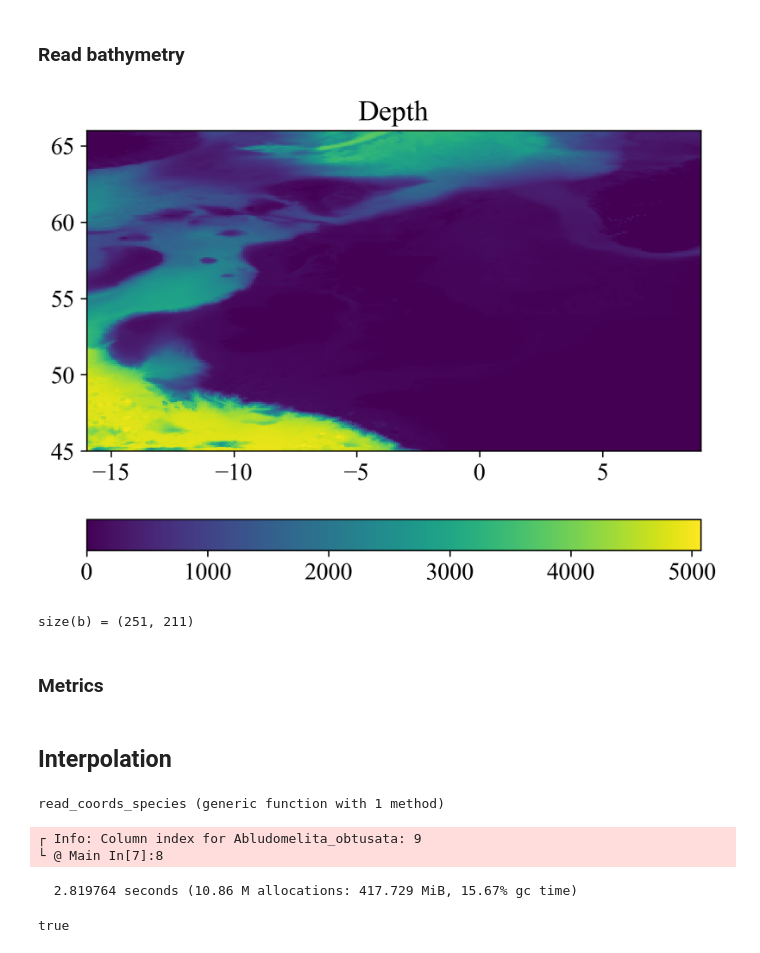
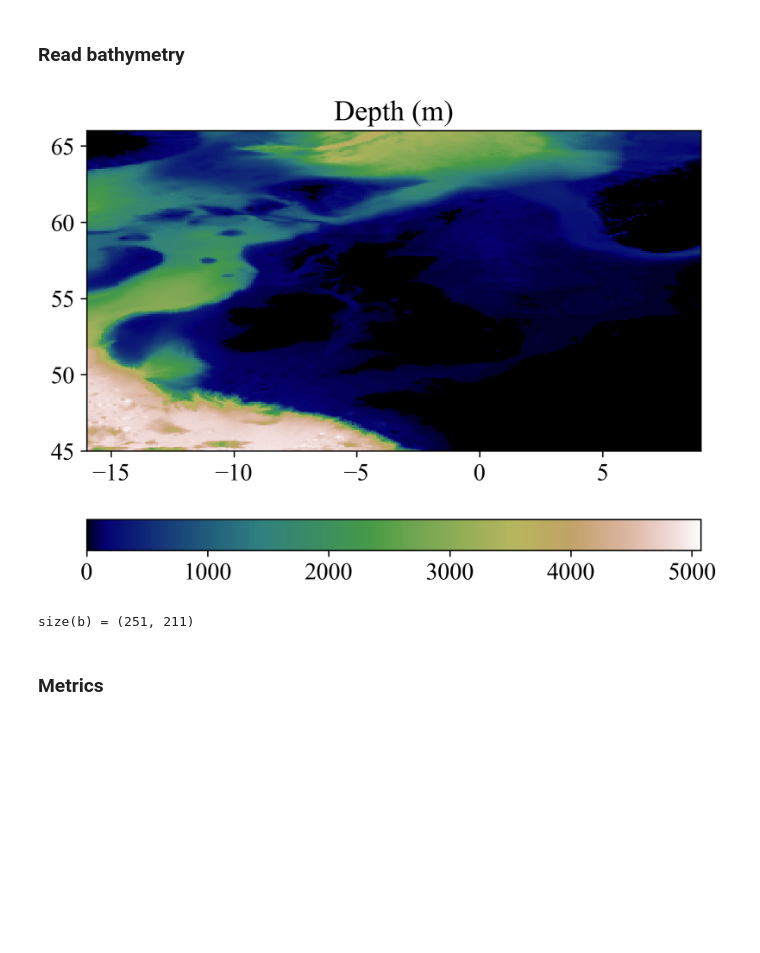
Before and after one commit to EMODnet/EMODnet-Biology-Benthos-Interpolated-Maps, a Jupyter notebook: analysis/interp_presence_absence_benthos.ipynb, the cells around one changed output. Saved outputs shown, nothing was run; the diff lists cells and outputs as text; code cells hidden in the pictures; blank space fills up the shorter version.

```diff
--- a/analysis/interp_presence_absence_benthos.ipynb
+++ b/analysis/interp_presence_absence_benthos.ipynb
@@ -50,17 +50,17 @@ end
 # %%
 bx, by, b = load_bath(bathname, true, longrid, latgrid)
 @show size(b)
 
 if doplot
     fig = PyPlot.figure()
     ax = PyPlot.subplot(111)
-    pcolor(bx,by,b', vmin=0.);
+    pcolor(bx,by,b', vmin=0., cmap=PyPlot.cm.gist_earth);
     colorbar(orientation="horizontal")
-    title("Depth")
+    title("Depth (m)")
     show()
 end
 # %% [output]
-[figure, old version]
+[figure, new version]
 size(b) = (251, 211)
 # %% [markdown]
 ### Metrics
@@ -68,36 +68,3 @@ size(b) = (251, 211)
 mask, (pm, pn),(xi, yi) = DIVAnd.DIVAnd_rectdom(longrid, latgrid);
 xi, yi, mask = DIVAnd.load_mask(bathname, true, longrid, latgrid, 0.0);
 xx, yy = ndgrid(xi, yi);
-# %% [markdown]
-## Interpolation
-# %%
-function read_coords_species(datafile::String, species::Union{String,SubString{String}})
-    data = readdlm(datafile, ',');
-    colnames = data[1,:]
-    dates = data[2:end,2]
-    lon = data[2:end,3]
-    lat = data[2:end,4]
-    col_index = findall(colnames .== species)[1]
-    @info("Column index for $(species): $(col_index)");
-    occur_species = data[2:end,col_index]
-    occur_pre = findall(occur_species .== "TRUE")
-    occur_abs = findall(occur_species .== "FALSE")
-    lon_presence = lon[occur_pre]
-    lat_presence = lat[occur_pre]
-    lon_absence = lon[occur_abs]
-    lat_absence = lat[occur_abs];
-    return Float64.(lon_presence), Float64.(lat_presence), Float64.(lon_absence), Float64.(lat_absence)
-end
-# %% [output]
-read_coords_species (generic function with 1 method)
-# %%
-species = "Abludomelita_obtusata"
-@time lon_pre, lat_pre, lon_abs, lat_abs = read_coords_species(datafile, species);
-# Test
-length(lon_pre) == 2097
-length(lat_abs) == 66463
-# %% [output]
-┌ Info: Column index for Abludomelita_obtusata: 9
-└ @ Main In[7]:8
-  2.819764 seconds (10.86 M allocations: 417.729 MiB, 15.67% gc time)
-true
```
Also changed, not shown: parts of 23 cells of this notebook, 1 other file.
